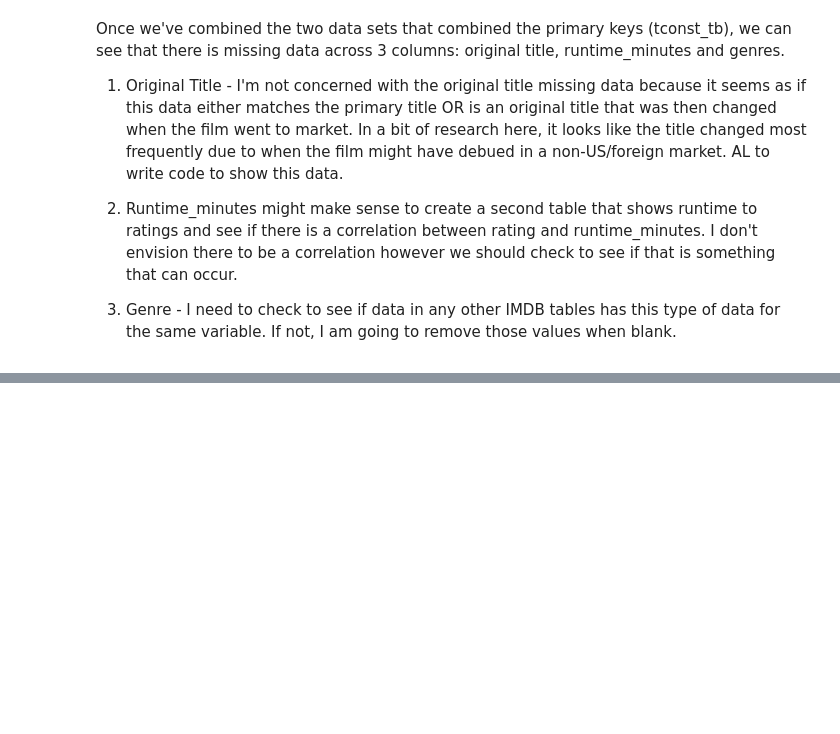
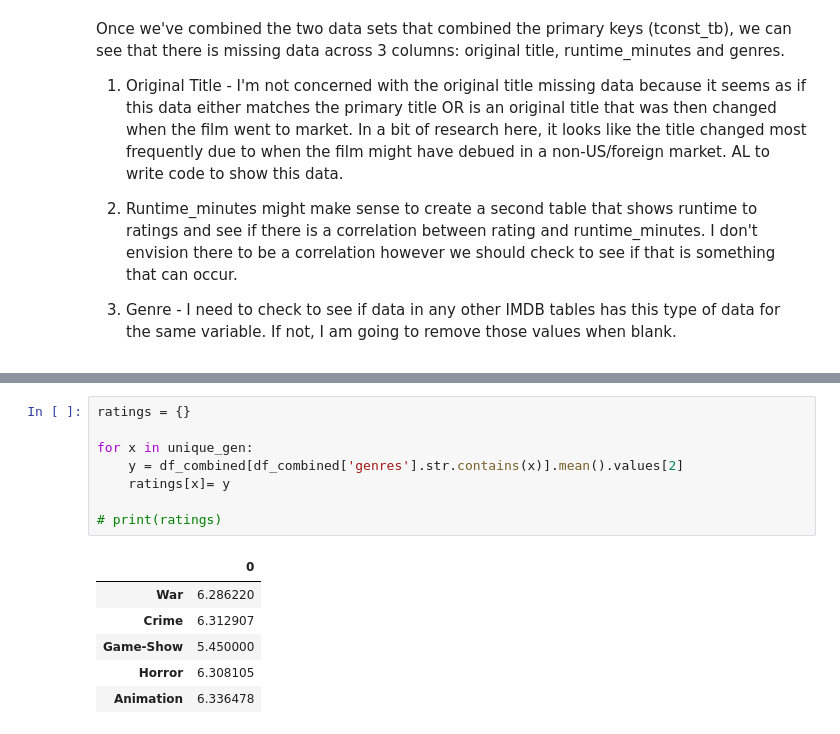
Before and after one commit to meowkaiser/STRONGEST_Project1, a Jupyter notebook: imbd_title_ratings_basics.ipynb, the cells around one changed output, grey strips where cells are left out. Drawn from its saved outputs; the diff is of its cells as text; blank space fills up the shorter version.

```diff
--- a/imbd_title_ratings_basics.ipynb
+++ b/imbd_title_ratings_basics.ipynb
@@ -141,0 +235,15 @@ Once we've combined the two data sets that combined the primary keys (tconst_tb)
+# %%
+ratings = {}
+
+for x in unique_gen:
+    y = df_combined[df_combined['genres'].str.contains(x)].mean().values[2]
+    ratings[x]= y
+
+# print(ratings)
+# %% [output]
+|  | 0 |
+| War | 6.286220 |
+| Crime | 6.312907 |
+| Game-Show | 5.450000 |
+| Horror | 6.308105 |
+| Animation | 6.336478 |
```
Also changed, not shown: parts of 23 cells of this notebook.
